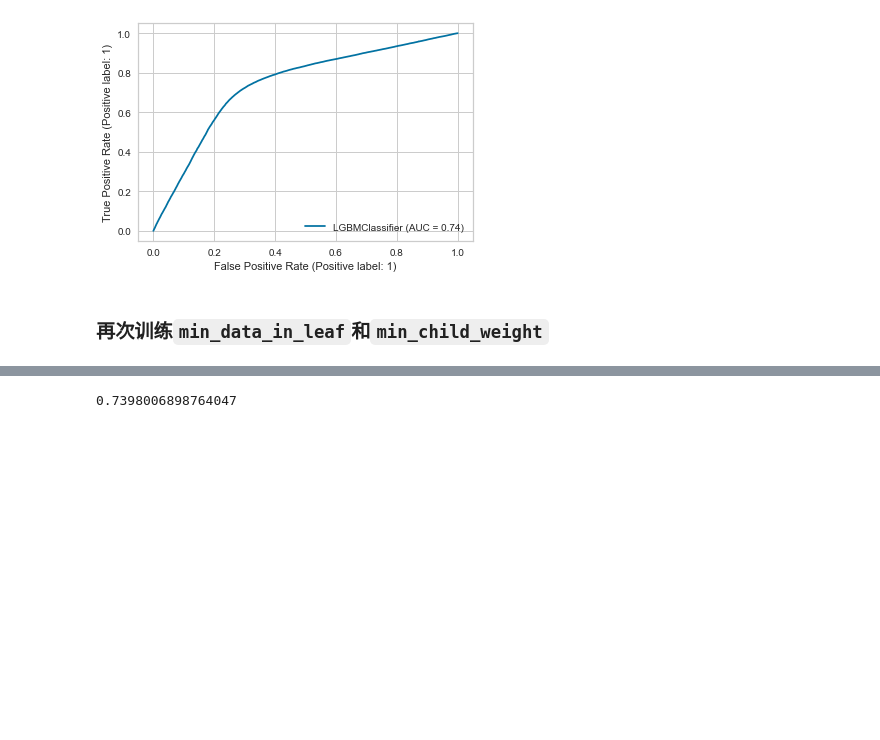
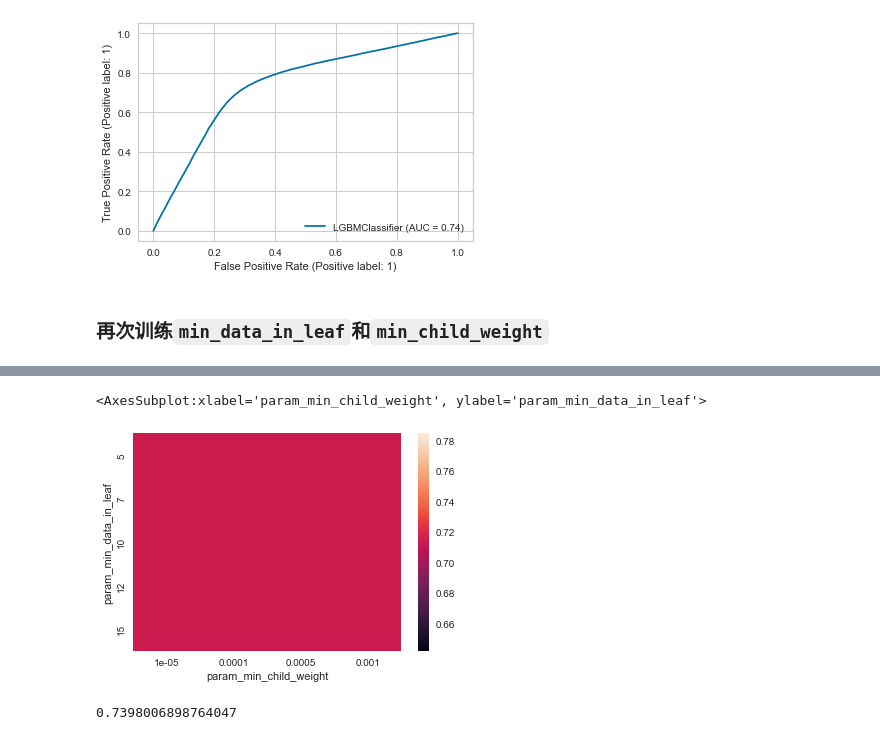
Before and after one commit to threecifanggen/kaggle-practice, a Jupyter notebook: tabular-playground-series-nov-2021/step.5.lightgbm_optimized.ipynb, the cells around one changed output, grey strips where cells are left out. Saved outputs shown, nothing was run; the diff lists cells and outputs as text; code cells hidden in the pictures; blank space fills up the shorter version.

```diff
--- a/tabular-playground-series-nov-2021/step.5.lightgbm_optimized.ipynb
+++ b/tabular-playground-series-nov-2021/step.5.lightgbm_optimized.ipynb
@@ -767,9 +768,11 @@ Fitting 3 folds for each of 20 candidates, totalling 60 fits
 # %%
 cv_result_df = pd.DataFrame(
     m.cv_results_
 )
-cv_result_df
 sb.heatmap(cv_result_df.pivot("param_min_data_in_leaf", "param_min_child_weight", "mean_test_score"))
+# %% [output]
+<AxesSubplot:xlabel='param_min_child_weight', ylabel='param_min_data_in_leaf'>
+[figure, added]
 # %%
 display(roc_auc_score(y_t, m.best_estimator_.predict_proba(X_t)[:, 1]))
 plot_roc_curve(m.best_estimator_, X_t, y_t)
```
Also changed, not shown: parts of 10 cells of this notebook.
